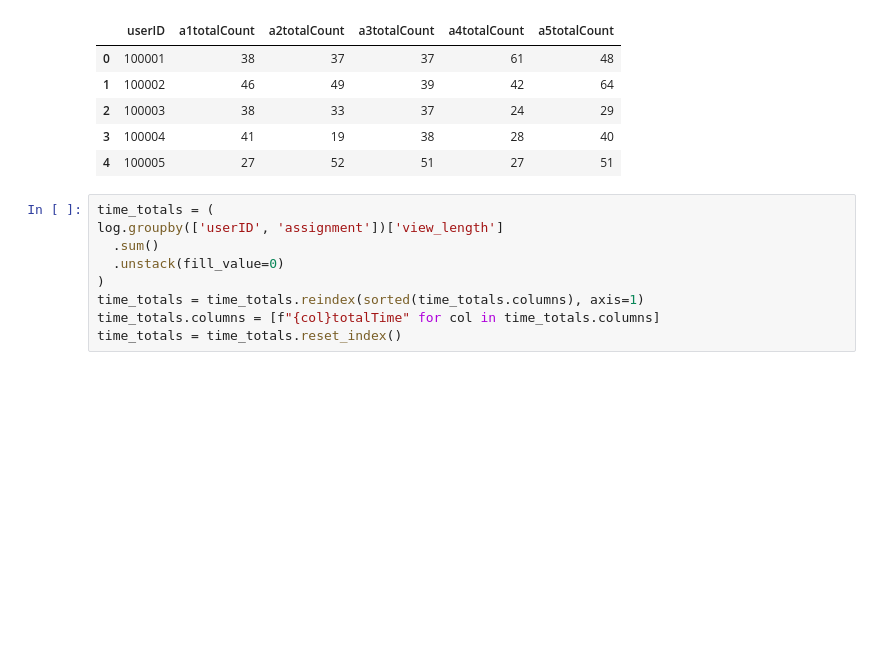
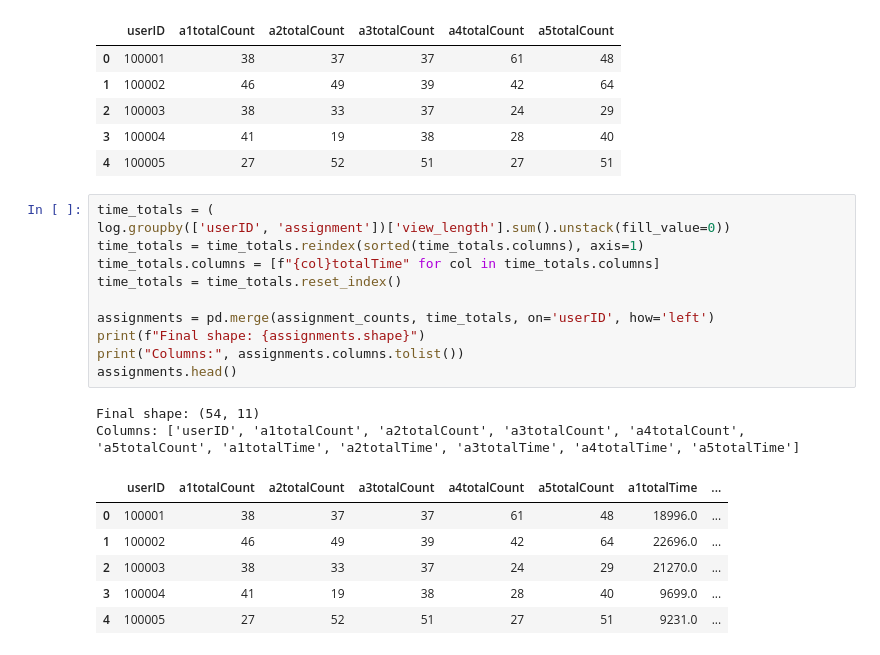
Before and after one commit to arriyan-aa/ali_arriyan_LabTask01, a Jupyter notebook: LabTask04/Lec05_AA._Work.ipynb, the cells around one changed output. Saved outputs shown, nothing was run; the diff lists cells and outputs as text; blank space fills up the shorter version.

```diff
--- a/LabTask04/Lec05_AA._Work.ipynb
+++ b/LabTask04/Lec05_AA._Work.ipynb
@@ -49,10 +49,21 @@ Shape: (54, 6)  →  54 students, 5 count features + userID
 | 4 | 100005 | 27 | 52 | 51 | 27 | 51 |
 # %%
 time_totals = (
-log.groupby(['userID', 'assignment'])['view_length']
-  .sum()
-  .unstack(fill_value=0)
-)
+log.groupby(['userID', 'assignment'])['view_length'].sum().unstack(fill_value=0))
 time_totals = time_totals.reindex(sorted(time_totals.columns), axis=1)
 time_totals.columns = [f"{col}totalTime" for col in time_totals.columns]
 time_totals = time_totals.reset_index()
+
+assignments = pd.merge(assignment_counts, time_totals, on='userID', how='left')
+print(f"Final shape: {assignments.shape}")
+print("Columns:", assignments.columns.tolist())
+assignments.head()
+# %% [output]
+Final shape: (54, 11)
+Columns: ['userID', 'a1totalCount', 'a2totalCount', 'a3totalCount', 'a4totalCount', 'a5totalCount', 'a1totalTime', 'a2totalTime', 'a3totalTime', 'a4totalTime', 'a5totalTime']
+|  | userID | a1totalCount | a2totalCount | a3totalCount | a4totalCount | a5totalCount | a1totalTime | ... |
+| 0 | 100001 | 38 | 37 | 37 | 61 | 48 | 18996.0 | ... |
+| 1 | 100002 | 46 | 49 | 39 | 42 | 64 | 22696.0 | ... |
+| 2 | 100003 | 38 | 33 | 37 | 24 | 29 | 21270.0 | ... |
+| 3 | 100004 | 41 | 19 | 38 | 28 | 40 | 9699.0 | ... |
+| 4 | 100005 | 27 | 52 | 51 | 27 | 51 | 9231.0 | ... |
```
Also changed, not shown: parts of 2 cells of this notebook.
